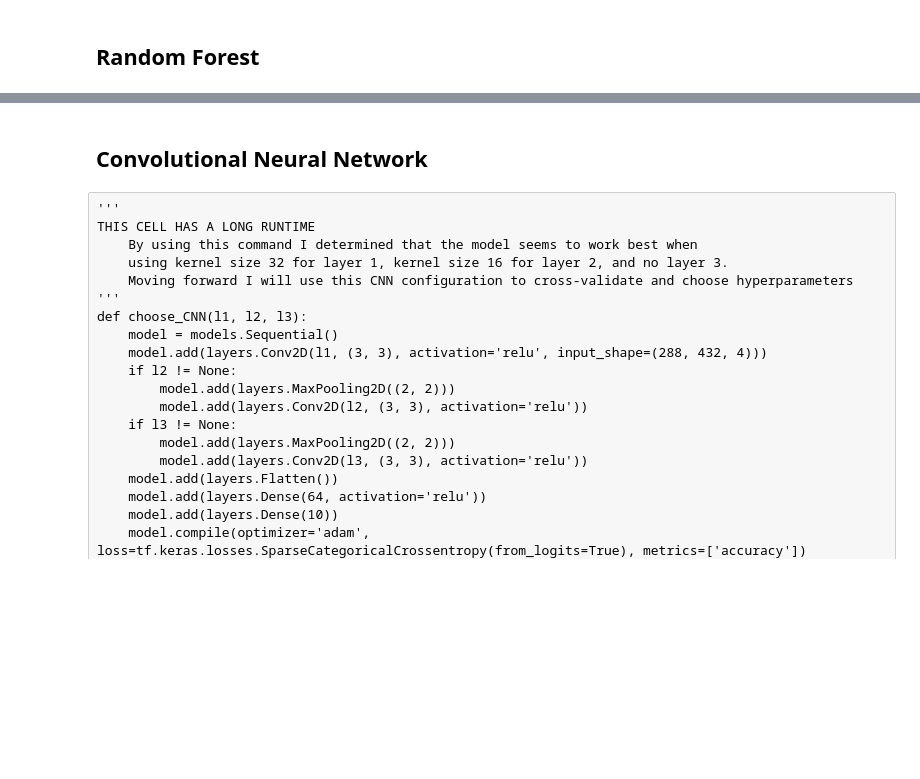
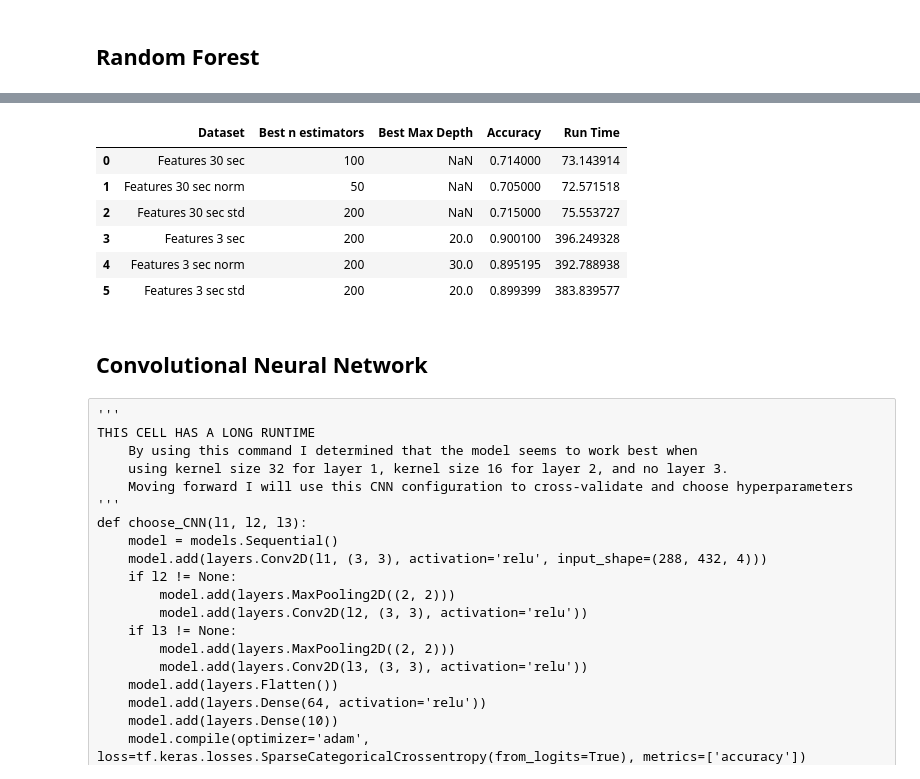
Before and after one commit to ingjacob/CS345_Term_Project, a Jupyter notebook: Jupyter_Notebook/Dataloader.ipynb, the cells around one changed output, grey strips where cells are left out. Cells and saved outputs as stored; diff of their text form; code cells hidden in the pictures; blank space fills up the shorter version.

```diff
--- a/Jupyter_Notebook/Dataloader.ipynb
+++ b/Jupyter_Notebook/Dataloader.ipynb
@@ -399,4 +435,4 @@ def testRandomForest(features, labels, paramgrid):
     model = RandomForestClassifier()
     best_estimator, accuracy, run_time = girdSearchClassifier(model, features, labels, paramgrid)
 
-    return best_estimator, accuracy, run_time
+    return best_estimator.get_params()['n_estimators'], best_estimator.get_params()['max_depth'], accuracy, run_time
@@ -430,3 +481,47 @@ pd.DataFrame(random_forest_results)
+# %%
+pd.DataFrame({
+    "Dataset": ["Features 30 sec", "Features 30 sec norm", "Features 30 sec std", "Features 3 sec", "Features 3 sec norm", "Features 3 sec std"],
+    "Best n estimators": [
+        rf_csv30sec_best_estimator_nfeatures,
+        rf_csv30sec_norm_best_estimator_nfeatures,
+        rf_csv30sec_std_best_estimator_nfeatures,
+        rf_csv3sec_best_estimator_nfeatures,
+        rf_csv3sec_norm_best_estimator_nfeatures,
+        rf_csv3sec_std_best_estimator_nfeatures
+    ],
+    "Best Max Depth": [
+        rf_csv30sec_best_estimator_maxdepth,
+        rf_csv30sec_norm_best_estimator_maxdepth,
+        rf_csv30sec_std_best_estimator_maxdepth,
+        rf_csv3sec_best_estimator_maxdepth ,
+        rf_csv3sec_norm_best_estimator_maxdepth,
+        rf_csv3sec_std_best_estimator_maxdepth
+    ],
+    "Accuracy": [
+        rf_csv30sec_accuracy,
+        rf_csv30sec_norm_accuracy,
+        rf_csv30sec_std_accuracy,
+        rf_csv3sec_accuracy,
+        rf_csv3sec_norm_accuracy,
+        rf_csv3sec_std_accuracy
+    ],
+    "Run Time": [
+        rf_csv30sec_time,
+        rf_csv30sec_norm_time,
+        rf_csv30sec_std_time,
+        rf_csv3sec_time,
+        rf_csv3sec_norm_time,
+        rf_csv3sec_std_time
+    ]
+})
+# %% [output]
+|  | Dataset | Best n estimators | Best Max Depth | Accuracy | Run Time |
+| 0 | Features 30 sec | 100 | NaN | 0.714000 | 73.143914 |
+| 1 | Features 30 sec norm | 50 | NaN | 0.705000 | 72.571518 |
+| 2 | Features 30 sec std | 200 | NaN | 0.715000 | 75.553727 |
+| 3 | Features 3 sec | 200 | 20.0 | 0.900100 | 396.249328 |
+| 4 | Features 3 sec norm | 200 | 30.0 | 0.895195 | 392.788938 |
+| 5 | Features 3 sec std | 200 | 20.0 | 0.899399 | 383.839577 |
 # %% [markdown]
 ## Convolutional Neural Network
 # %%
```
Also changed, not shown: parts of 15 cells of this notebook.
